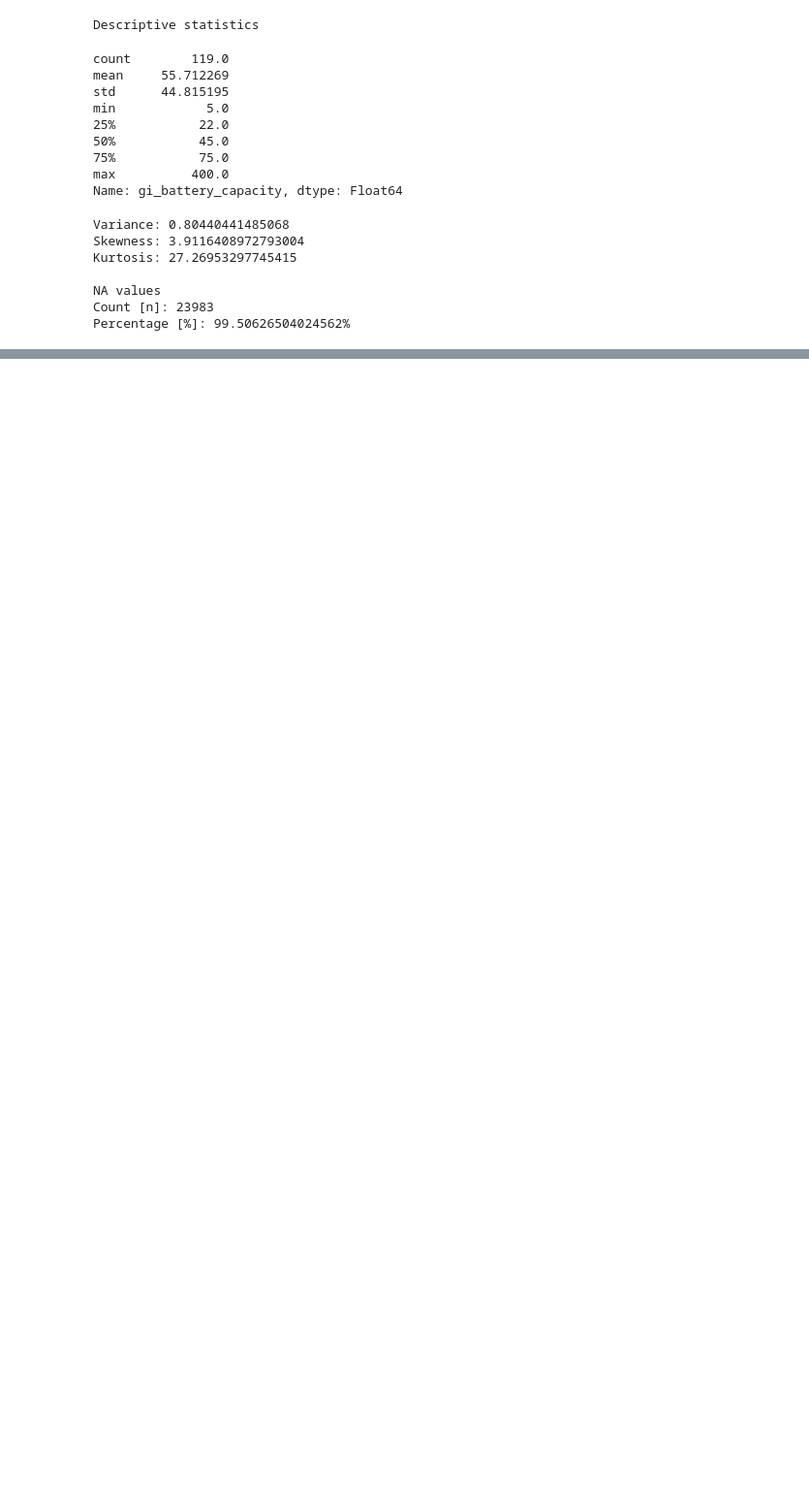
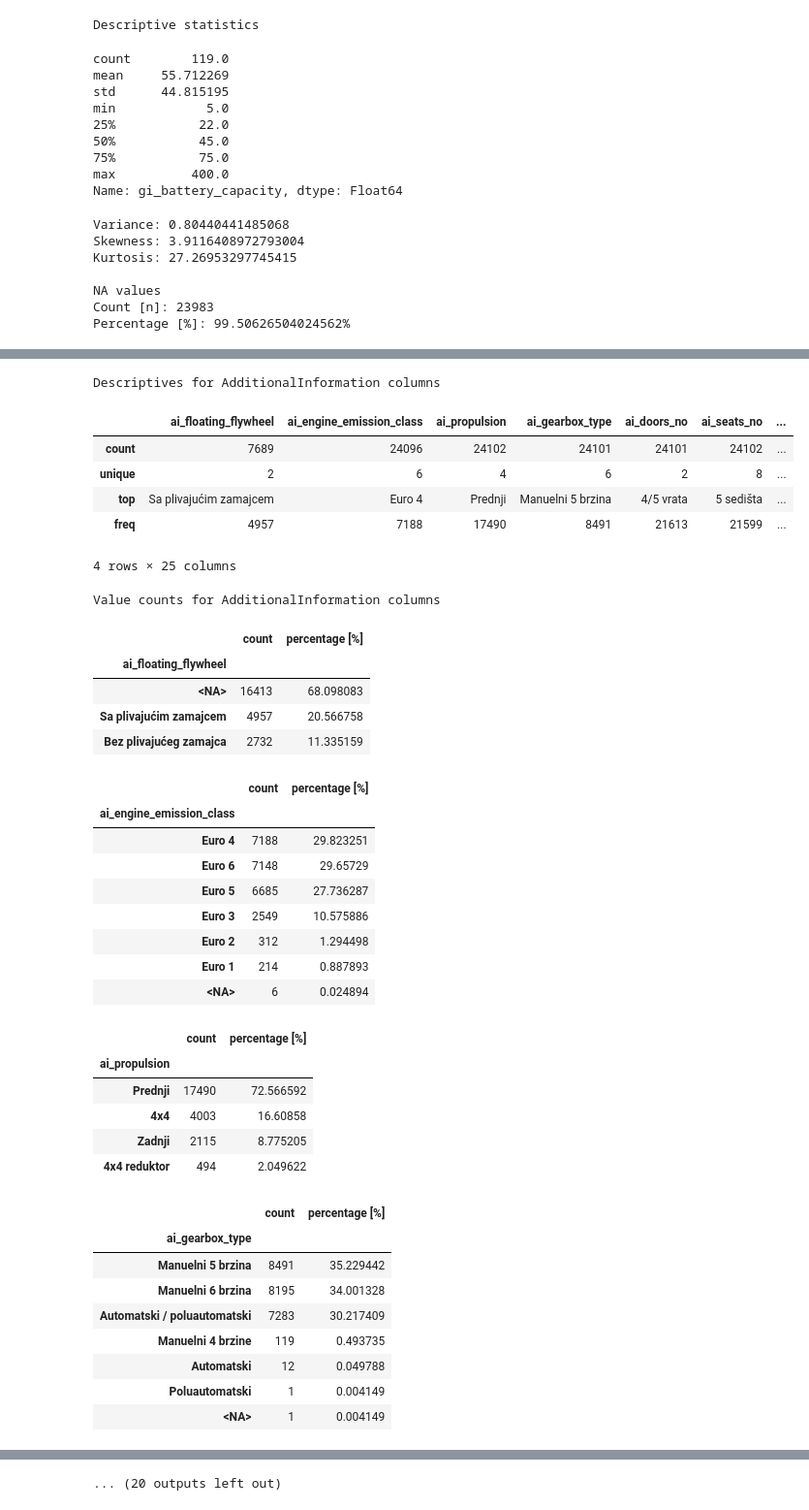
Before and after one commit to aleksa-radojicic/second_hand_car_price_prediction, a Jupyter notebook: notebooks/1_UnivariateAnalysis.ipynb, the cells around one changed output, grey strips where cells are left out. Shown: that part at 97% size. Cells and saved outputs as stored; diff of their text form; code cells hidden in the pictures; blank space fills up the shorter version.

```diff
--- a/notebooks/1_UnivariateAnalysis.ipynb
+++ b/notebooks/1_UnivariateAnalysis.ipynb
@@ -476,0 +505,3 @@ features_info["binary"].append(safety_columns)
+# %%
+for col in equipment_columns:
+    display(da_utils.get_value_counts_freq_with_perc(df_train, col))
@@ -476,0 +594,3 @@ features_info["binary"].append(safety_columns)
+# %%
+for col in other_columns:
+    display(da_utils.get_value_counts_freq_with_perc(df_train, col))
@@ -773,0 +962,48 @@ Percentage [%]: 99.50626504024562%
+# %%
+ai_columns = [col for col in df_train.columns if "ai_" in col]
+
+print("Descriptives for AdditionalInformation columns")
+display(df_train[ai_columns].describe())
+print()
+print("Value counts for AdditionalInformation columns")
+for col in ai_columns:
+    display(da_utils.get_value_counts_freq_with_perc(df_train, col))
+del ai_columns
+# %% [output]
+Descriptives for AdditionalInformation columns
+|  | ai_floating_flywheel | ai_engine_emission_class | ai_propulsion | ai_gearbox_type | ai_doors_no | ai_seats_no | ... |
+| count | 7689 | 24096 | 24102 | 24101 | 24101 | 24102 | ... |
+| unique | 2 | 6 | 4 | 6 | 2 | 8 | ... |
+| top | Sa plivajućim zamajcem | Euro 4 | Prednji | Manuelni 5 brzina | 4/5 vrata | 5 sedišta | ... |
+| freq | 4957 | 7188 | 17490 | 8491 | 21613 | 21599 | ... |
+4 rows × 25 columns
+Value counts for AdditionalInformation columns
+|  | count | percentage [%] |
+| ai_floating_flywheel |  |  |
+| <NA> | 16413 | 68.098083 |
+| Sa plivajućim zamajcem | 4957 | 20.566758 |
+| Bez plivajućeg zamajca | 2732 | 11.335159 |
+|  | count | percentage [%] |
+| ai_engine_emission_class |  |  |
+| Euro 4 | 7188 | 29.823251 |
+| Euro 6 | 7148 | 29.65729 |
+| Euro 5 | 6685 | 27.736287 |
+| Euro 3 | 2549 | 10.575886 |
+| Euro 2 | 312 | 1.294498 |
+| Euro 1 | 214 | 0.887893 |
+| <NA> | 6 | 0.024894 |
+|  | count | percentage [%] |
+| ai_propulsion |  |  |
+| Prednji | 17490 | 72.566592 |
+| 4x4 | 4003 | 16.60858 |
+| Zadnji | 2115 | 8.775205 |
+| 4x4 reduktor | 494 | 2.049622 |
+|  | count | percentage [%] |
+| ai_gearbox_type |  |  |
+| Manuelni 5 brzina | 8491 | 35.229442 |
+| Manuelni 6 brzina | 8195 | 34.001328 |
+| Automatski / poluautomatski | 7283 | 30.217409 |
+| Manuelni 4 brzine | 119 | 0.493735 |
+| Automatski | 12 | 0.049788 |
+| Poluautomatski | 1 | 0.004149 |
+| <NA> | 1 | 0.004149 |
@@ -773,0 +1034 @@ Percentage [%]: 99.50626504024562%
+... (20 outputs left out)
```
Also changed, not shown: parts of 18 cells of this notebook.
